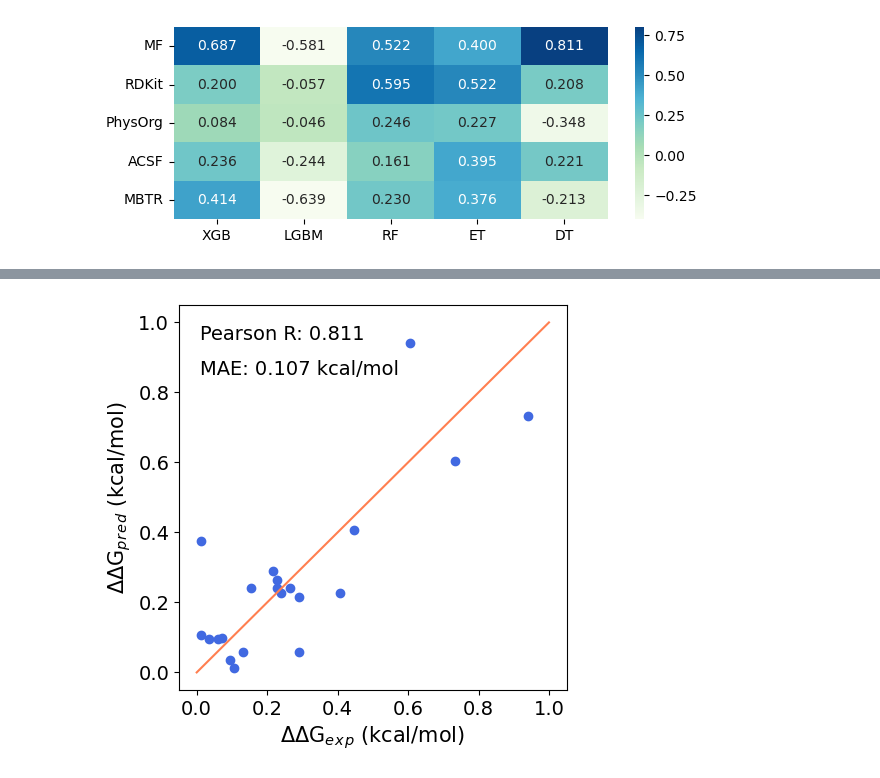
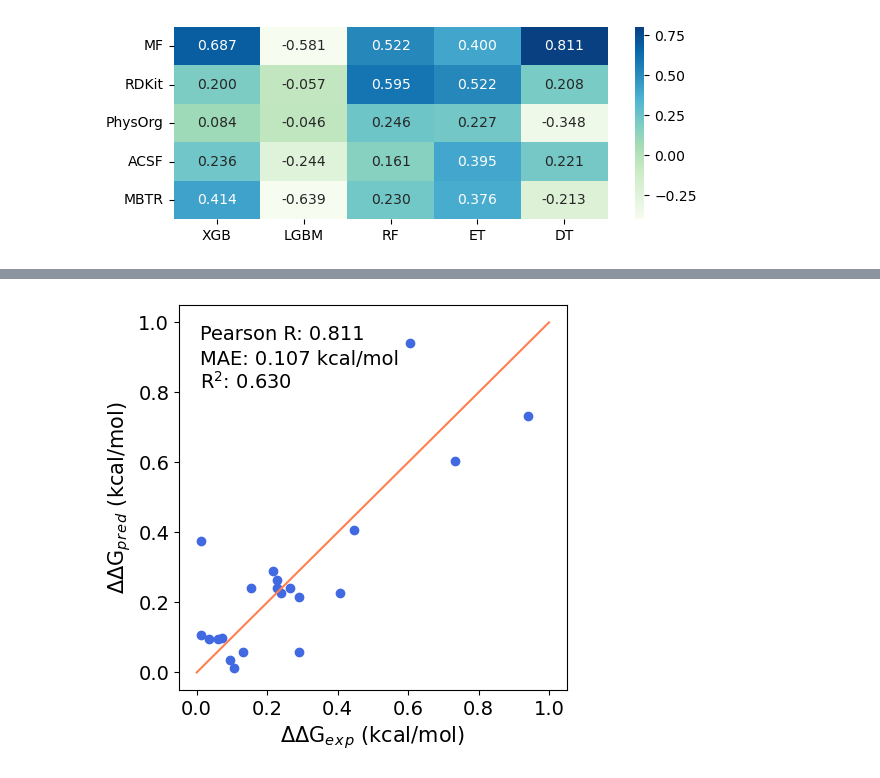
Before and after one commit to licheng-xu-echo/LigandScreen, a Jupyter notebook: code/05-descriptor_and_ML_algorithm_screening.ipynb, the cells around one changed output, grey strips where cells are left out. Drawn from its saved outputs; the diff is of its cells as text; code cells hidden in the pictures.

```diff
--- a/code/05-descriptor_and_ML_algorithm_screening.ipynb
+++ b/code/05-descriptor_and_ML_algorithm_screening.ipynb
@@ -109,7 +109,7 @@ for desc_name,desc in c_react_desc_map.items():
                                                                          base_simi_desc=l_react_desc_map['RDKit'],
                                                                          ret_metrics=True)
         print(f'{desc_name}, {model_name}, Pearson R: {com_prsr:.4f}')
-        res_map[(desc_name,model_name,"RDKit")] = (com_prsr,all_test_y,all_test_p)
+        res_map[(desc_name,model_name,"RDKit")] = (com_prsr,all_test_y,all_test_p,com_r2)
 # %% [output]
 MF, XGB, Pearson R: 0.6873
 MF, LGBM, Pearson R: -0.5805
@@ -143,18 +155,20 @@ sns.heatmap(res_prsr_map,cmap='GnBu',annot=True,fmt='.3f',xticklabels=model_name
 # %%
 all_test_y,all_test_p = res_map[("MF","DT","RDKit")][1],res_map[("MF","DT","RDKit")][2]
 
 prsr = pearsonr(all_test_y,all_test_p)[0]
 mae = mean_absolute_error(all_test_y,all_test_p)
+r2 = r2_score(all_test_y,all_test_p)
 #np.savez('/mnt/c/Users/69559/Desktop/0.781.npz',all_test_y=all_test_y,all_test_p=all_test_p)
 plt.figure(figsize=(5,5))
 plt.scatter(all_test_y,all_test_p,c='royalblue')
 plt.plot([0,1],[0,1],c='coral')
 plt.xlabel('$\Delta$$\Delta$G$_e$$_x$$_p$ (kcal/mol)',fontsize=15)
 plt.ylabel('$\Delta$$\Delta$G$_p$$_r$$_e$$_d$ (kcal/mol)',fontsize=15)
-plt.text(0.01,0.95,'Pearson R: {:.3f}'.format(prsr),fontsize=14)
-plt.text(0.01,0.85,'MAE: {:.3f} kcal/mol'.format(mae),fontsize=14)
+plt.text(0.01,0.95,f'Pearson R: {prsr:.3f}',fontsize=14)
+plt.text(0.01,0.88,f'MAE: {mae:.3f} kcal/mol',fontsize=14)
+plt.text(0.01,0.81,f'R$^2$: {r2:.3f}',fontsize=14)
 plt.xticks(fontsize=14)
 plt.yticks(fontsize=14)
 print()
 # %% [output]
-[figure, old version]
+[figure, new version]
```
Also changed, not shown: parts of 3 cells of this notebook.
